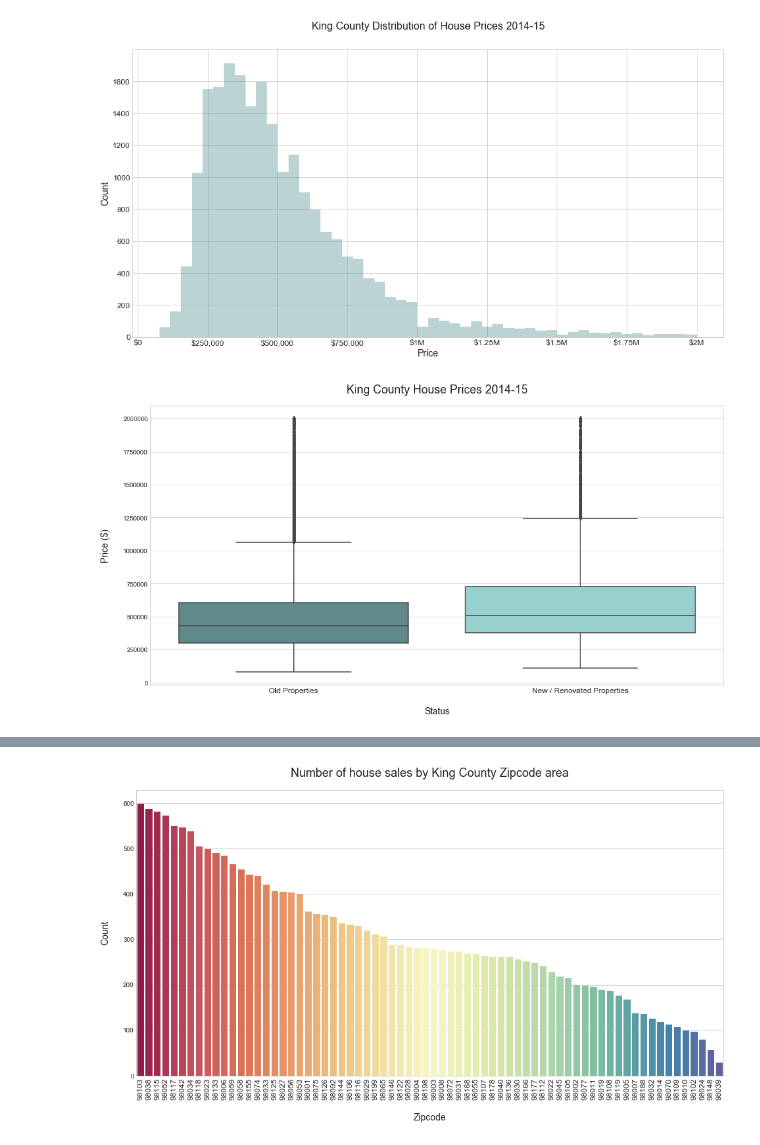
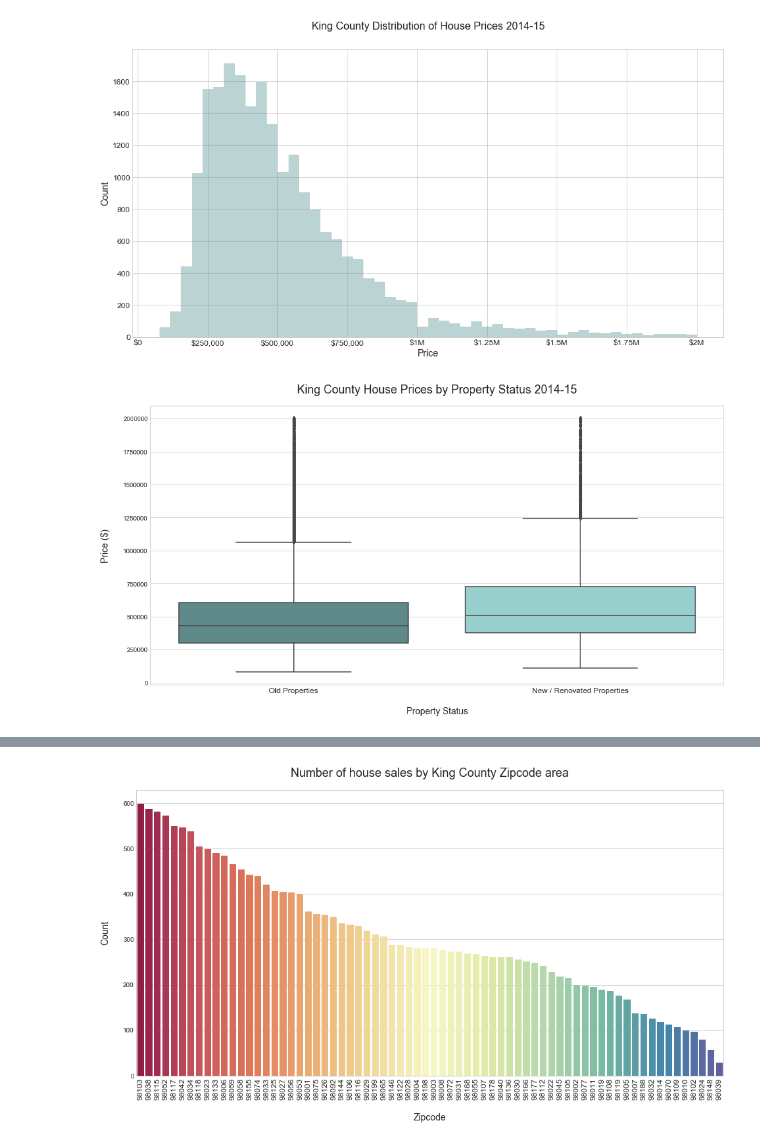
Before and after one commit to toopster/dsc-mod-2-project-v2-1-online-ds-sp-000, a Jupyter notebook: index.ipynb, the cells around one changed output, grey strips where cells are left out. Drawn from its saved outputs; the diff is of its cells as text; code cells hidden in the pictures.

```diff
--- a/index.ipynb
+++ b/index.ipynb
@@ -353,20 +354,20 @@ plt.show();
 # %%
 # Create a boxplot to show the shift in prices between recently built / renovated houses and old houses
 
 plt.figure(figsize=(16,8))
-plt.title('King County House Prices 2014-15', fontsize=18, pad=20)
+plt.title('King County House Prices by Property Status 2014-15', fontsize=18, pad=20)
 old_new_plt = sns.boxplot(
     x=house_sales['status'],
     y=house_sales['price'],
     data=house_sales,
     width=0.8,
     palette=pres_palette
 )
 
-old_new_plt.set_xlabel('Status', fontsize=14, labelpad=20)
+old_new_plt.set_xlabel('Property Status', fontsize=14, labelpad=20)
 old_new_plt.set_ylabel('Price ($)', fontsize=14, labelpad=20)
 old_new_plt.set_xticklabels(['Old Properties','New / Renovated Properties'], fontsize=12)
 plt.xticks(fontsize=12)
 plt.show();
 # %% [output]
-[figure, old version]
+[figure, new version]
```
Also changed, not shown: parts of 23 cells of this notebook.
